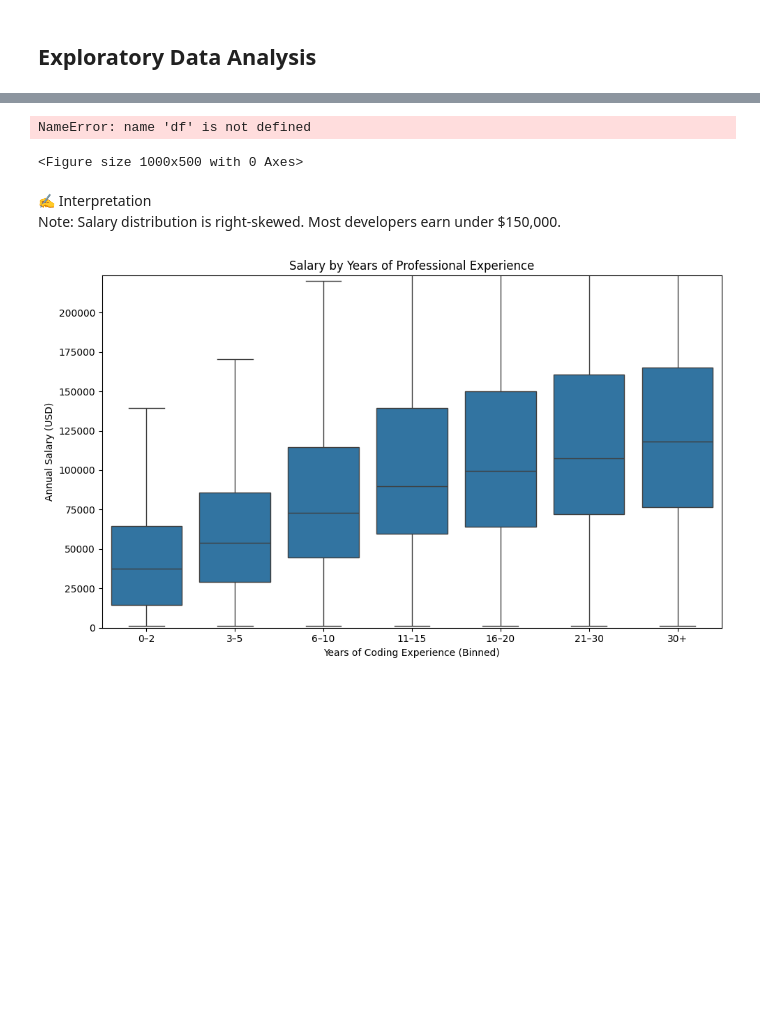
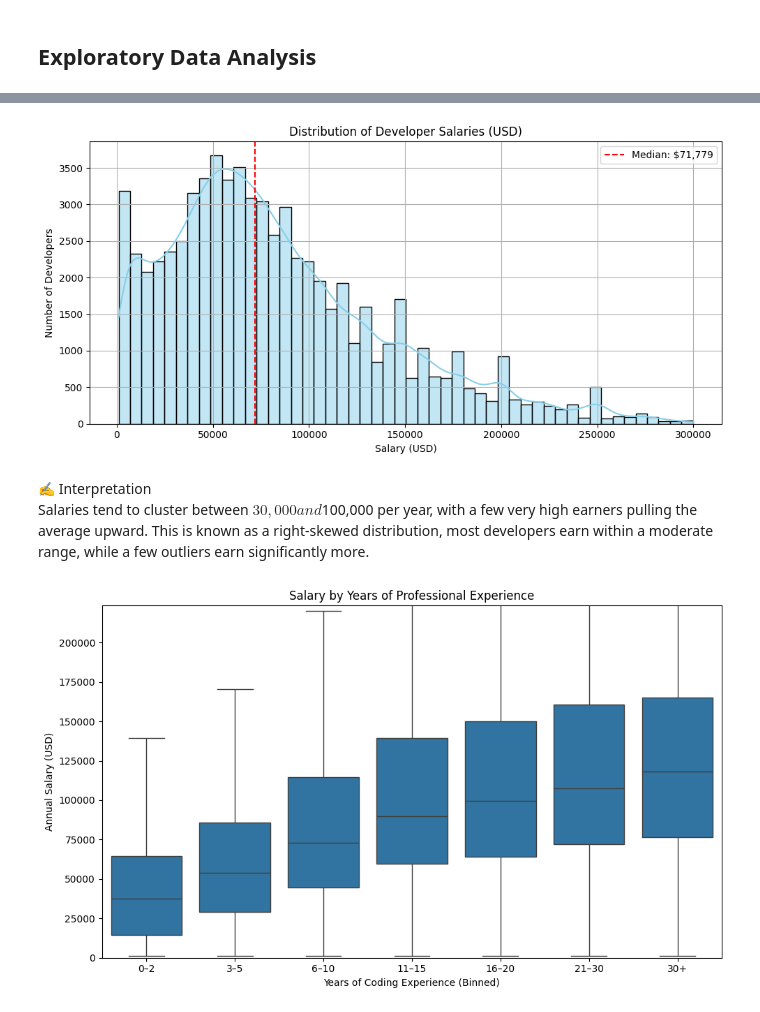
Before and after one commit to Owiti-Charles/Developers-Salary-Predictor, a Jupyter notebook: notebook.ipynb, the cells around one changed output, grey strips where cells are left out. Drawn from its saved outputs; the diff is of its cells as text; code cells hidden in the pictures; blank space fills up the shorter version.

```diff
--- a/notebook.ipynb
+++ b/notebook.ipynb
@@ -344,20 +309,25 @@ for feature in categorical_features:
 # %%
-# 🔍 Target Variable: ConvertedCompYearly
+# Clean data
+clean_salary = df['ConvertedCompYearly'].dropna()
+clean_salary = clean_salary[clean_salary > 1000]  # Remove very low outliers
+clean_salary = clean_salary[clean_salary < 300000]  # Cap extreme values
+
+# Plot
 plt.figure(figsize=(10,5))
-sns.histplot(df['ConvertedCompYearly'], bins=50, kde=True)
+sns.histplot(clean_salary, bins=50, kde=True, color='skyblue')
+plt.axvline(clean_salary.median(), color='red', linestyle='--', label=f"Median: ${int(clean_salary.median()):,}")
 plt.title("Distribution of Developer Salaries (USD)")
 plt.xlabel("Salary (USD)")
-plt.ylabel("Frequency")
-plt.xlim(0, 300000)  # Cap extreme outliers for readability
+plt.ylabel("Number of Developers")
+plt.legend()
 plt.grid(True)
 plt.tight_layout()
 plt.show()
 # %% [output]
-NameError: name 'df' is not defined
-<Figure size 1000x500 with 0 Axes>
+[figure, added]
-# %% [markdown]
-✍️ Interpretation
-Note: Salary distribution is right-skewed. Most developers earn under $150,000.
+# %% [markdown]
+✍️ Interpretation
+Salaries tend to cluster between $30,000 and $100,000 per year, with a few very high earners pulling the average upward. This is known as a right-skewed distribution, most developers earn within a moderate range, while a few outliers earn significantly more.
 # %%
 ## Salary by years of professional experience
 # Filter: Remove missing or unrealistic salary/experience
```
Also changed, not shown: parts of 21 cells of this notebook.
